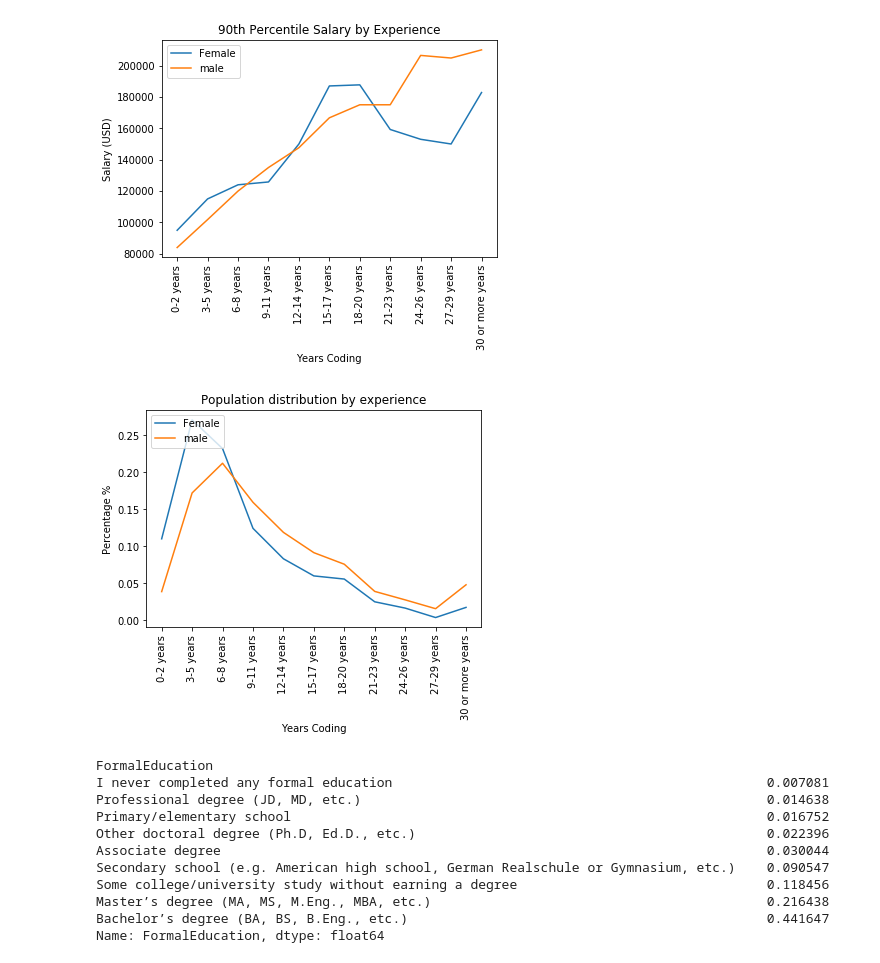
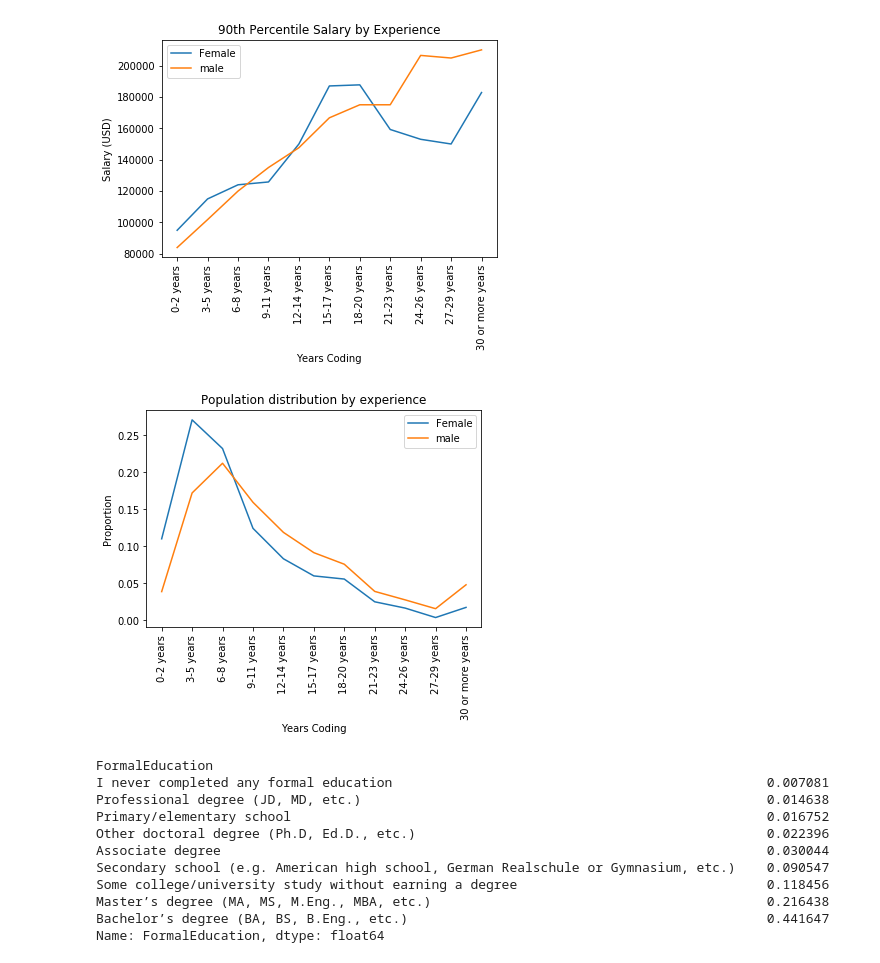
Before and after one commit to dltheobald-Deloitte/GenderGapAnalysis, a Jupyter notebook: Blog_prep.ipynb, the cells around one changed output. Cells and saved outputs as stored; diff of their text form; code cells hidden in the pictures.

```diff
--- a/Blog_prep.ipynb
+++ b/Blog_prep.ipynb
@@ -151,29 +215,32 @@ plt.savefig(os.path.join(os.getcwd(),'Gender_pay_gap_exp.png'),bbox_inches='tigh
 # %% [output]
 [figure]
 # %%
-df_male = df_personal.dropna()[df_personal.Gender.dropna(axis=0).apply(lambda x: True if 'Male' in x else False)]
-df_female = df_personal.dropna()[df_personal.Gender.dropna(axis=0).apply(lambda x: True if 'Female' in x else False)]
+#Calculating population distribution by years of experience.
+#Count function ignores nulll values for ConvertedSalary, Groupby ignores null values in YearsCoding
+female_points_5 = df_female.groupby('YearsCoding').YearsCoding.count()/len(df_female)
+male_points_5 = df_male.groupby('YearsCoding').YearsCoding.count()/len(df_male)
 
+female_sort_4 = sorted(list(zip(female_points_5.index, female_points_5)),key = lambda x: int(x[0].split()[0].split('-')[0]))
+male_sort_4 = sorted(list(zip(male_points_5.index, male_points_5)),key = lambda x: int(x[0].split()[0].split('-')[0]))
 
-female= df_female.groupby('YearsCoding').YearsCoding.count()/len(df_female)
-male= df_male.groupby('YearsCoding').YearsCoding.count()/len(df_male)
+x_female_5 = [x[0] for x in female_sort_4]
+y_female_5 = [y[1] for y in female_sort_4]
+x_male_5 = [x[0] for x in male_sort_4]
+y_male_5 = [y[1] for y in male_sort_4]
 
-female_sort = sorted(list(zip(female.index,female)),key = lambda x: int(x[0].split()[0].split('-')[0]))
-male_sort = sorted(list(zip(male.index,male)),key = lambda x: int(x[0].split()[0].split('-')[0]))
-#plt.xlim((50,100))
-#plt.ylim((60000,200000))
+#Formatting and generating a graph
 plt.title('Population distribution by experience')
-plt.ylabel('Percentage %')
+plt.ylabel('Proportion')
 plt.xlabel('Years Coding')
 plt.xticks(rotation=90)
 
-plt.plot([x[0] for x in female_sort],[y[1] for y in female_sort], label = 'Female')
-plt.plot([x[0] for x in male_sort],[y[1] for y in male_sort], label = 'male')
+plt.plot(x_female_5, y_female_5, label = 'Female')
+plt.plot(x_male_5, y_male_5, label = 'male')
 
-plt.legend(loc='upper left', prop={'size':10})
-plt.savefig(os.path.join(os.getcwd(),'Gender_pop_dist.png'),bbox_inches='tight')
+plt.legend(loc='upper right', prop={'size':10})
+plt.savefig(os.path.join(os.getcwd(),'Gender_exp_pop_dist.png'),bbox_inches='tight')
 # %% [output]
-[figure, old version]
+[figure, new version]
 # %%
 df_personal.groupby('FormalEducation')['FormalEducation'].count().sort_values()/len(df_personal)
 # %% [output]
```
Also changed, not shown: parts of 9 cells of this notebook, 3 other files.
